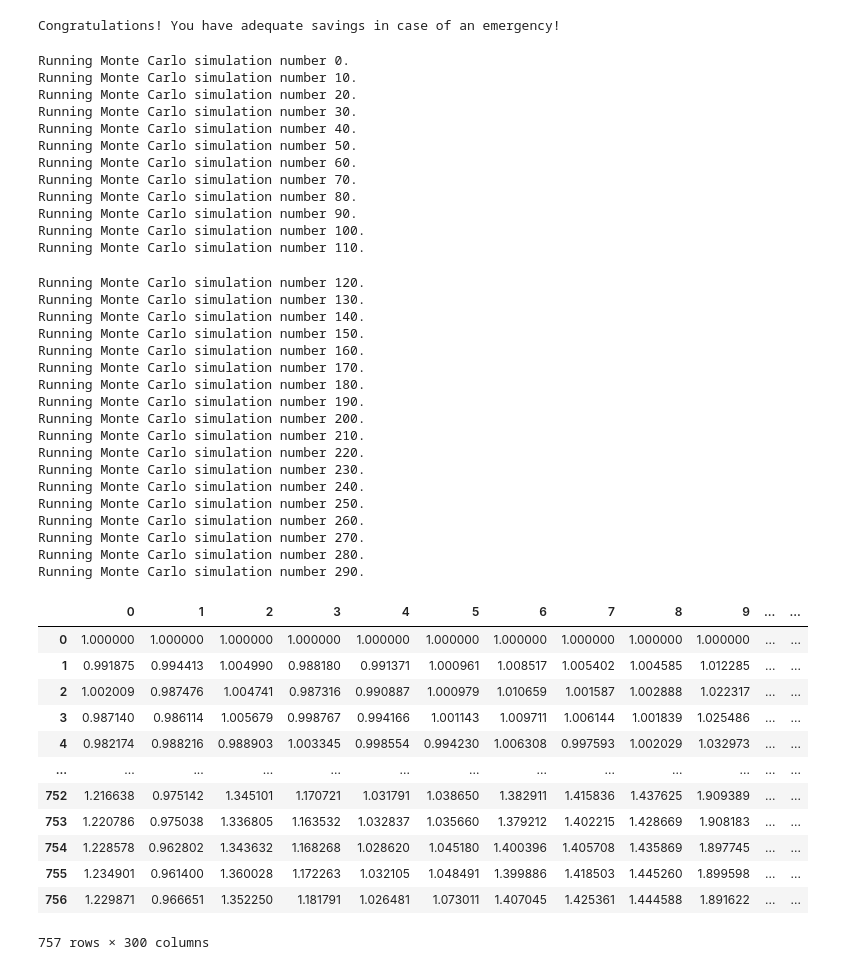
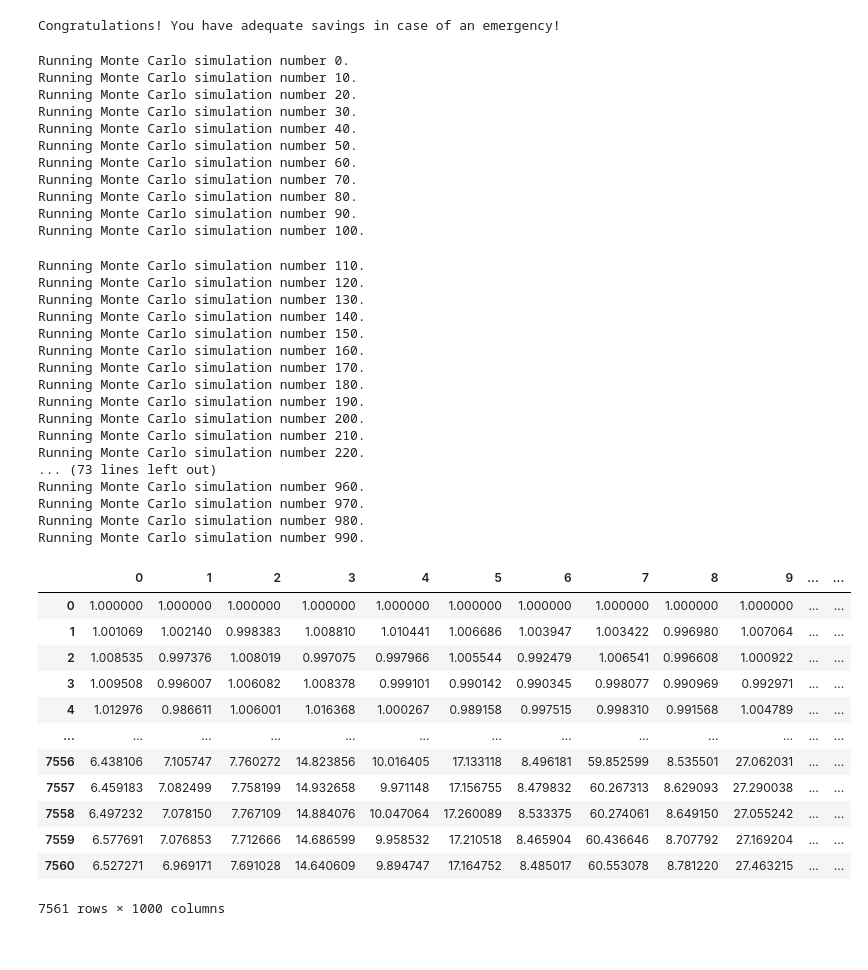
Before and after one commit to laramiedunlap/FinancialPlanningPrototype, a Jupyter notebook: main.ipynb, the cells around one changed output. Saved outputs shown, nothing was run; the diff lists cells and outputs as text; code cells hidden in the pictures.

```diff
--- a/main.ipynb
+++ b/main.ipynb
@@ -157,54 +157,52 @@ Congratulations! You have adequate savings in case of an emergency!
 MCSim = MCSimulation(
     full_data,
     weights = [.60, .40],
-    num_simulation=300,
-    num_trading_days=(3*252) )
+    num_simulation=1000,
+    num_trading_days=(30*252) )
 
 MCSim.calc_cumulative_return()
 # %% [output]
 Running Monte Carlo simulation number 0.
 Running Monte Carlo simulation number 10.
 Running Monte Carlo simulation number 20.
 Running Monte Carlo simulation number 30.
 Running Monte Carlo simulation number 40.
 Running Monte Carlo simulation number 50.
 Running Monte Carlo simulation number 60.
 Running Monte Carlo simulation number 70.
 Running Monte Carlo simulation number 80.
 Running Monte Carlo simulation number 90.
 Running Monte Carlo simulation number 100.
-Running Monte Carlo simulation number 110.
+Running Monte Carlo simulation number 110.
 Running Monte Carlo simulation number 120.
 Running Monte Carlo simulation number 130.
 Running Monte Carlo simulation number 140.
 Running Monte Carlo simulation number 150.
 Running Monte Carlo simulation number 160.
 Running Monte Carlo simulation number 170.
 Running Monte Carlo simulation number 180.
 Running Monte Carlo simulation number 190.
 Running Monte Carlo simulation number 200.
 Running Monte Carlo simulation number 210.
 Running Monte Carlo simulation number 220.
-Running Monte Carlo simulation number 230.
-Running Monte Carlo simulation number 240.
-Running Monte Carlo simulation number 250.
-Running Monte Carlo simulation number 260.
-Running Monte Carlo simulation number 270.
-Running Monte Carlo simulation number 280.
-Running Monte Carlo simulation number 290.
+... (73 lines left out)
+Running Monte Carlo simulation number 960.
+Running Monte Carlo simulation number 970.
+Running Monte Carlo simulation number 980.
+Running Monte Carlo simulation number 990.
 |  | 0 | 1 | 2 | 3 | 4 | 5 | 6 | 7 | 8 | 9 | ... | ... |
 | 0 | 1.000000 | 1.000000 | 1.000000 | 1.000000 | 1.000000 | 1.000000 | 1.000000 | 1.000000 | 1.000000 | 1.000000 | ... | ... |
-| 1 | 0.991875 | 0.994413 | 1.004990 | 0.988180 | 0.991371 | 1.000961 | 1.008517 | 1.005402 | 1.004585 | 1.012285 | ... | ... |
-| 2 | 1.002009 | 0.987476 | 1.004741 | 0.987316 | 0.990887 | 1.000979 | 1.010659 | 1.001587 | 1.002888 | 1.022317 | ... | ... |
-| 3 | 0.987140 | 0.986114 | 1.005679 | 0.998767 | 0.994166 | 1.001143 | 1.009711 | 1.006144 | 1.001839 | 1.025486 | ... | ... |
-| 4 | 0.982174 | 0.988216 | 0.988903 | 1.003345 | 0.998554 | 0.994230 | 1.006308 | 0.997593 | 1.002029 | 1.032973 | ... | ... |
+| 1 | 1.001069 | 1.002140 | 0.998383 | 1.008810 | 1.010441 | 1.006686 | 1.003947 | 1.003422 | 0.996980 | 1.007064 | ... | ... |
+| 2 | 1.008535 | 0.997376 | 1.008019 | 0.997075 | 0.997966 | 1.005544 | 0.992479 | 1.006541 | 0.996608 | 1.000922 | ... | ... |
+| 3 | 1.009508 | 0.996007 | 1.006082 | 1.008378 | 0.999101 | 0.990142 | 0.990345 | 0.998077 | 0.990969 | 0.992971 | ... | ... |
+| 4 | 1.012976 | 0.986611 | 1.006001 | 1.016368 | 1.000267 | 0.989158 | 0.997515 | 0.998310 | 0.991568 | 1.004789 | ... | ... |
 | ... | ... | ... | ... | ... | ... | ... | ... | ... | ... | ... | ... | ... |
-| 752 | 1.216638 | 0.975142 | 1.345101 | 1.170721 | 1.031791 | 1.038650 | 1.382911 | 1.415836 | 1.437625 | 1.909389 | ... | ... |
-| 753 | 1.220786 | 0.975038 | 1.336805 | 1.163532 | 1.032837 | 1.035660 | 1.379212 | 1.402215 | 1.428669 | 1.908183 | ... | ... |
-| 754 | 1.228578 | 0.962802 | 1.343632 | 1.168268 | 1.028620 | 1.045180 | 1.400396 | 1.405708 | 1.435869 | 1.897745 | ... | ... |
-| 755 | 1.234901 | 0.961400 | 1.360028 | 1.172263 | 1.032105 | 1.048491 | 1.399886 | 1.418503 | 1.445260 | 1.899598 | ... | ... |
-| 756 | 1.229871 | 0.966651 | 1.352250 | 1.181791 | 1.026481 | 1.073011 | 1.407045 | 1.425361 | 1.444588 | 1.891622 | ... | ... |
+| 7556 | 6.438106 | 7.105747 | 7.760272 | 14.823856 | 10.016405 | 17.133118 | 8.496181 | 59.852599 | 8.535501 | 27.062031 | ... | ... |
+| 7557 | 6.459183 | 7.082499 | 7.758199 | 14.932658 | 9.971148 | 17.156755 | 8.479832 | 60.267313 | 8.629093 | 27.290038 | ... | ... |
+| 7558 | 6.497232 | 7.078150 | 7.767109 | 14.884076 | 10.047064 | 17.260089 | 8.533375 | 60.274061 | 8.649150 | 27.055242 | ... | ... |
+| 7559 | 6.577691 | 7.076853 | 7.712666 | 14.686599 | 9.958532 | 17.210518 | 8.465904 | 60.436646 | 8.707792 | 27.169204 | ... | ... |
+| 7560 | 6.527271 | 6.969171 | 7.691028 | 14.640609 | 9.894747 | 17.164752 | 8.485017 | 60.553078 | 8.781220 | 27.463215 | ... | ... |
-757 rows × 300 columns
+7561 rows × 1000 columns
 # %%
 MCSim.plot_simulation()
 # %% [output]
```
Also changed, not shown: parts of 6 cells of this notebook.
